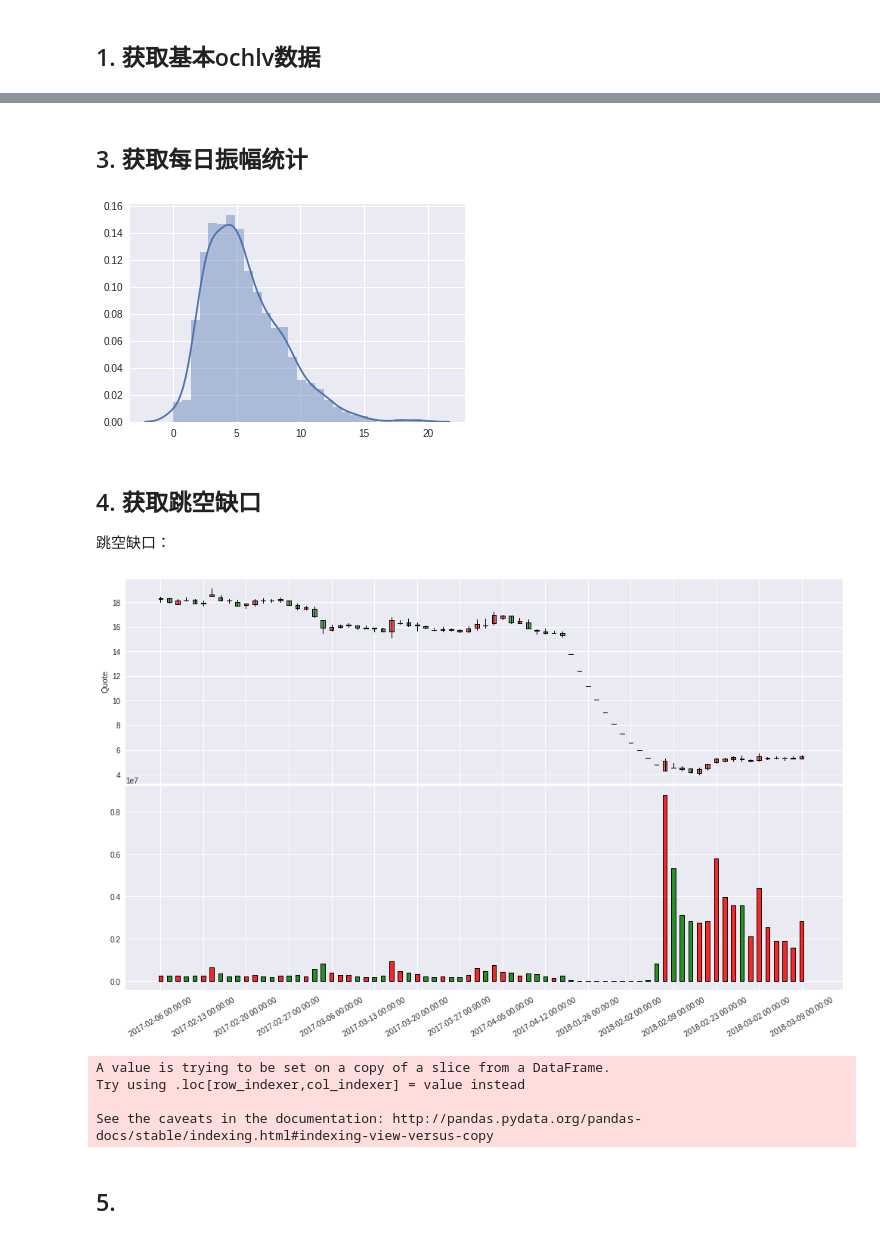
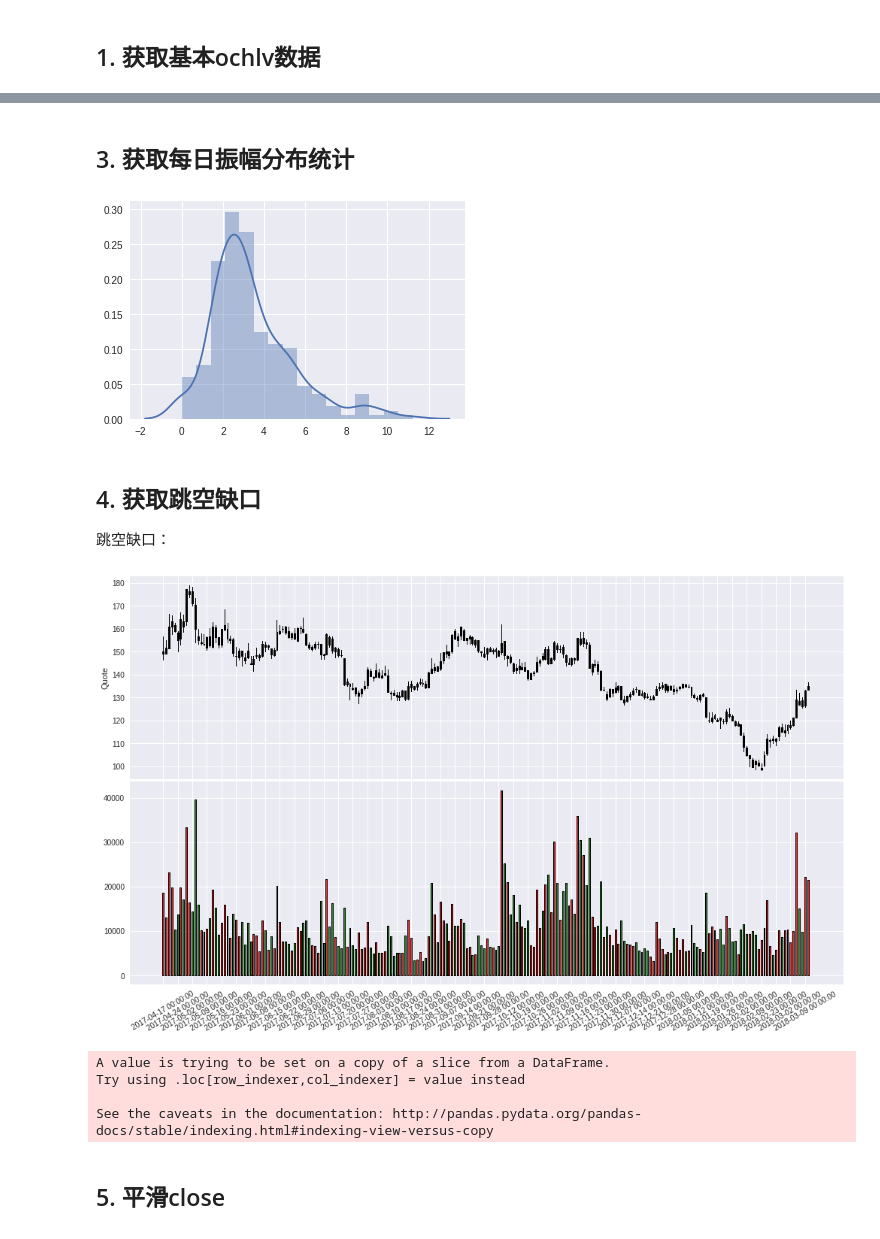
Before and after one commit to feng1918/qfeng, a Jupyter notebook: ipython/EquityAnalyse.ipynb, the cells around one changed output, grey strips where cells are left out. Drawn from its saved outputs; the diff is of its cells as text; code cells hidden in the pictures.

```diff
--- a/ipython/EquityAnalyse.ipynb
+++ b/ipython/EquityAnalyse.ipynb
@@ -1,6 +1,8 @@
 # %% [markdown]
 # 显示股票基本信息
 # %%
+%load_ext autoreload
+%autoreload 2
 import sys
 sys.path.insert(0, '../qtrader/qtrader')
 
@@ -10,10 +12,11 @@ import tushare as ts
 from AData import SHSZData, SHSZSelection
 import analysis
 #import draw
+import matplotlib.pyplot as plt
 
 DATA_FOLRDER = '../data/SHSZ'
 
-CODE='300104'
+CODE='300628'
 # %%
 datamanager = SHSZData(DATA_FOLRDER)
 equity = datamanager.get_basic(CODE)
@@ -36,3 +39,3 @@ df.close.plot()
 # %%
-df['changeRatio'] = analysis.getChangeRatio(df, draw=True)
+df['changeRatio'] = analysis.gen_change_ratio(df)
 # %% [output]
@@ -40,20 +43,20 @@ df['changeRatio'] = analysis.getChangeRatio(df, draw=True)
 # %% [markdown]
-## 3. 获取每日振幅统计
+## 3. 获取每日振幅分布统计
 # %%
-df['amplitude'] = analysis.getAmplitude(df, draw=True)
+df['amplitude'] = analysis.gen_amplitude(df)
 # %% [output]
-[figure, old version]
+[figure, new version]
 # %% [markdown]
 ## 4. 获取跳空缺口
 跳空缺口：
 # %%
-x = df.loc['2017-02-05':]
-x['dump_power'] = analysis.getJumpPower(x, draw=True)
+x = df.loc['2017-04-17':]
+x['dump_power'] = analysis.gen_jump_powers(x)
 # %% [output]
-[figure, old version]
+[figure, new version]
 A value is trying to be set on a copy of a slice from a DataFrame.
 Try using .loc[row_indexer,col_indexer] = value instead
 
 See the caveats in the documentation: http://pandas.pydata.org/pandas-docs/stable/indexing.html#indexing-view-versus-copy
 # %% [markdown]
-## 5.
+## 5. 平滑close
```
Also changed, not shown: parts of 11 cells of this notebook, 4 other files.
